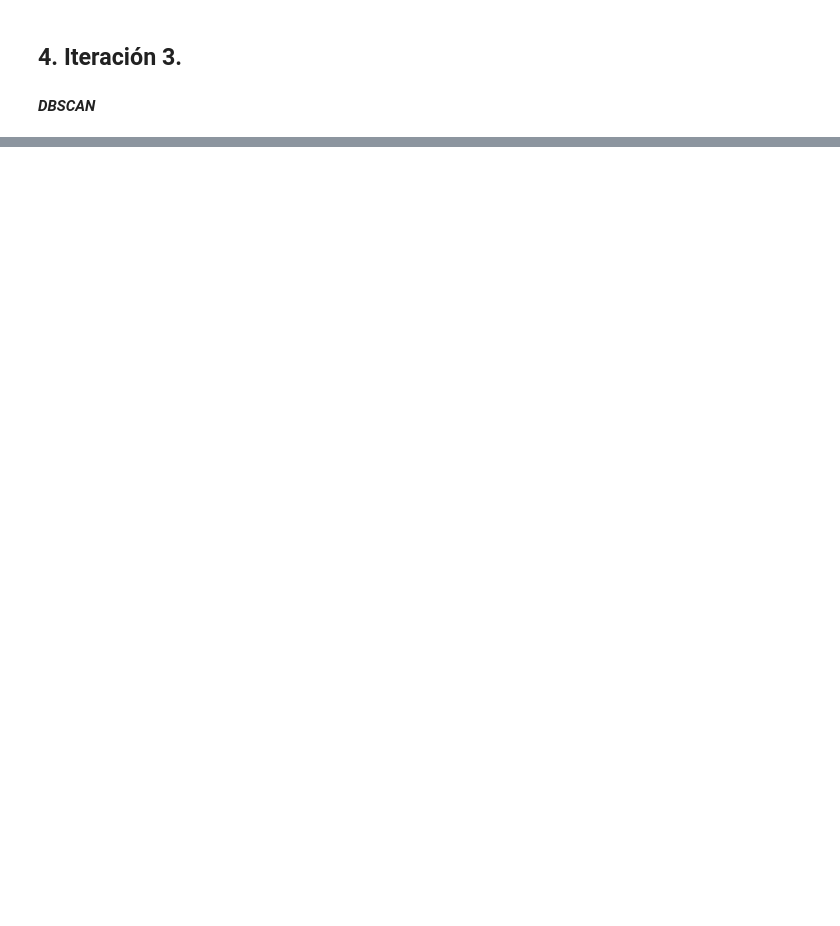
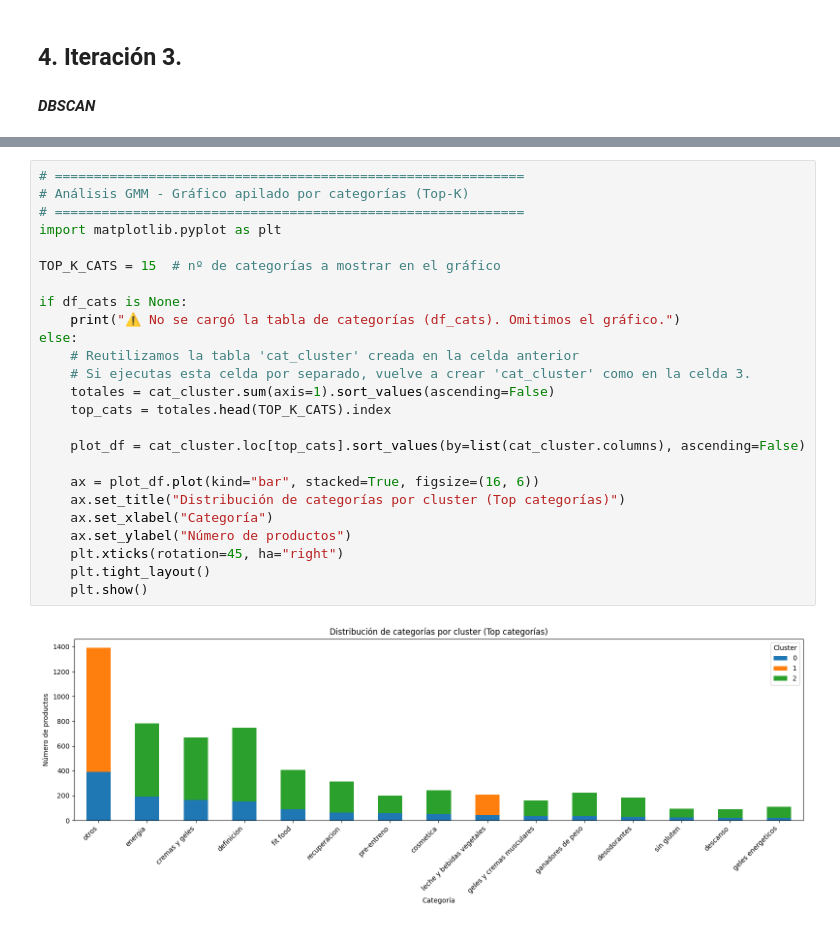
Before and after one commit to CrisRodFer/PFM2_Asistente_Compras_Inteligente, a Jupyter notebook: notebooks/PFM2_Fase3_pruebas_clustering.ipynb, the cells around one changed output, grey strips where cells are left out. Saved outputs shown, nothing was run; the diff lists cells and outputs as text; blank space fills up the shorter version.

```diff
--- a/notebooks/PFM2_Fase3_pruebas_clustering.ipynb
+++ b/notebooks/PFM2_Fase3_pruebas_clustering.ipynb
@@ -654,0 +2570,27 @@ if __name__ == "__main__":
+# %%
+# ============================================================
+# Análisis GMM - Gráfico apilado por categorías (Top-K)
+# ============================================================
+import matplotlib.pyplot as plt
+
+TOP_K_CATS = 15  # nº de categorías a mostrar en el gráfico
+
+if df_cats is None:
+    print("⚠️ No se cargó la tabla de categorías (df_cats). Omitimos el gráfico.")
+else:
+    # Reutilizamos la tabla 'cat_cluster' creada en la celda anterior
+    # Si ejecutas esta celda por separado, vuelve a crear 'cat_cluster' como en la celda 3.
+    totales = cat_cluster.sum(axis=1).sort_values(ascending=False)
+    top_cats = totales.head(TOP_K_CATS).index
+
+    plot_df = cat_cluster.loc[top_cats].sort_values(by=list(cat_cluster.columns), ascending=False)
+
+    ax = plot_df.plot(kind="bar", stacked=True, figsize=(16, 6))
+    ax.set_title("Distribución de categorías por cluster (Top categorías)")
+    ax.set_xlabel("Categoría")
+    ax.set_ylabel("Número de productos")
+    plt.xticks(rotation=45, ha="right")
+    plt.tight_layout()
+    plt.show()
+# %% [output]
+[figure, added]
```
Also changed, not shown: parts of 34 cells of this notebook, 6 other files.
